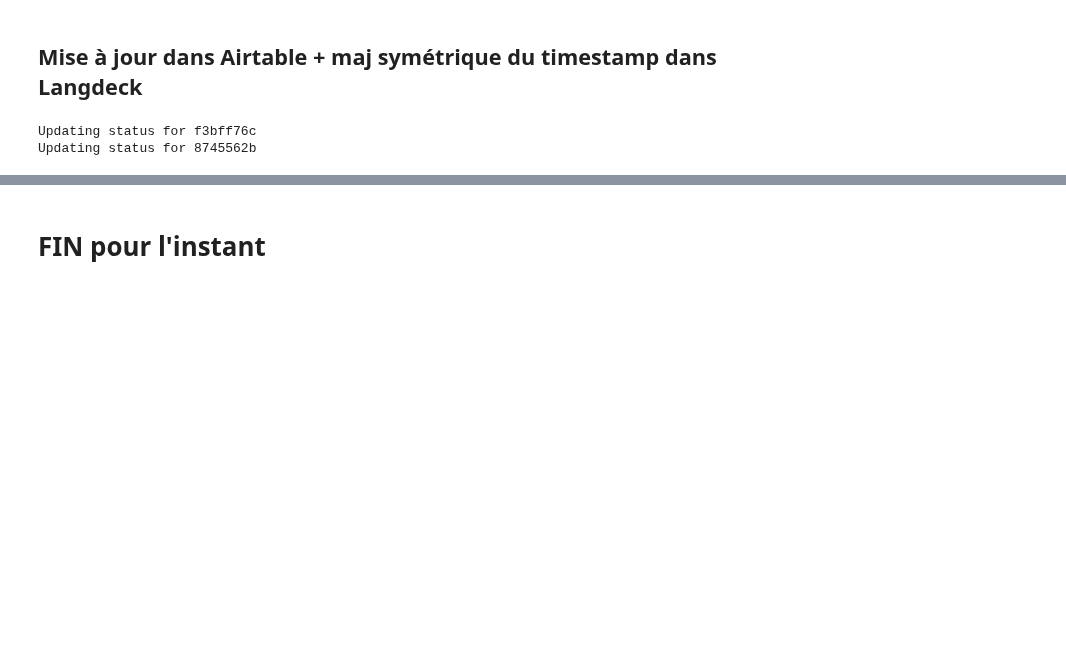
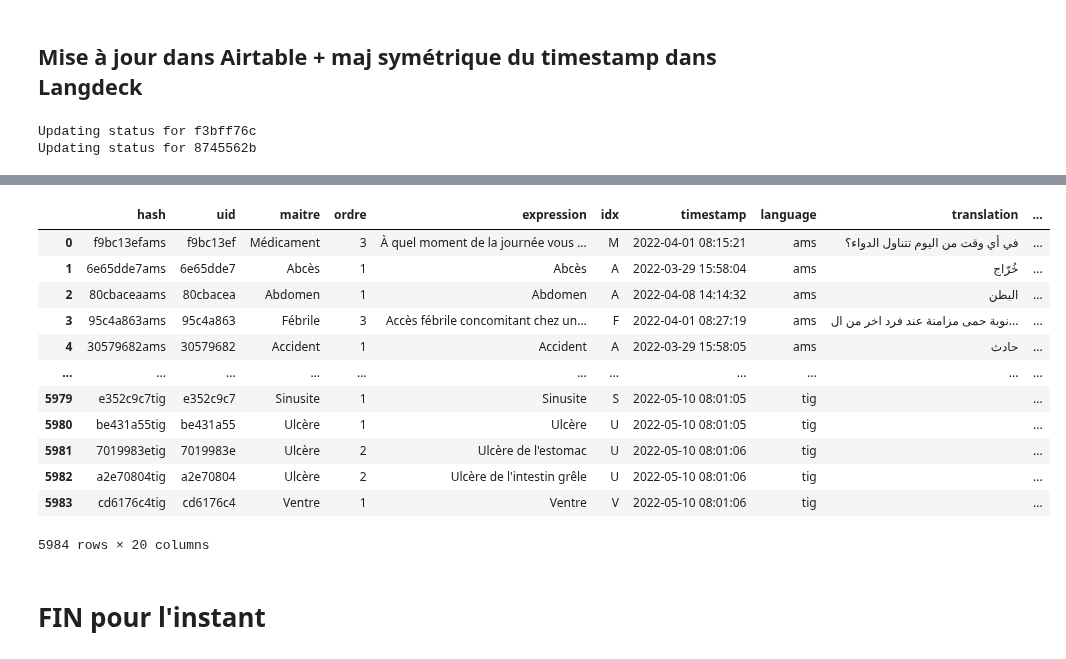
Before and after one commit to gretiere545/corpus, a Jupyter notebook: corpus_sync_airtable.ipynb, the cells around one changed output, grey strips where cells are left out. Drawn from its saved outputs; the diff is of its cells as text; code cells hidden in the pictures; blank space fills up the shorter version.

```diff
--- a/corpus_sync_airtable.ipynb
+++ b/corpus_sync_airtable.ipynb
@@ -587,3 +539,5 @@ for index, row in df_newly_updated_in_langdeck.iterrows():
       cell = t_corpus.find(row['hash'])
       t_corpus.update_cell(cell.row, 6, row["idx"])
       t_corpus.update_cell(cell.row, 7, str(pd.to_datetime(row['timestamp'])))
+# on recharge avec les nouvelles données
+df_langdeck = get_df_langdeck(db_langdeck_url)
@@ -589,0 +551,11 @@ for index, row in df_newly_updated_in_langdeck.iterrows():
+# %%
+# on crée une liste des valeurs uniques des 3 colonnes de thèmes
+frames = [df_langdeck["theme_1"],df_langdeck["theme_2"],df_langdeck["theme_3"]]
+vk_theme = list(set(pd.concat(frames).to_list()))
+vk_theme.remove('')
+# %%
+# on ajoute les colonnes à partir de la liste et on valorise T/F
+df_langdeck = pd.concat([df_langdeck, pd.DataFrame(columns = vk_theme)])
+for item in vk_theme:
+  print (item)
+  df_langdeck[item] = df_langdeck[["theme_1","theme_2","theme_3"]].apply(lambda x:True if (x[0]==item or x[1]==item or x[2]==item) else False, axis=1)
@@ -590,3 +645,19 @@ for index, row in df_newly_updated_in_langdeck.iterrows():
+# %%
+df_langdeck.groupby(["language",""])
+# %% [output]
+|  | hash | uid | maitre | ordre | expression | idx | timestamp | language | translation | ... |
+| 0 | f9bc13efams | f9bc13ef | Médicament | 3 | À quel moment de la journée vous ... | M | 2022-04-01 08:15:21 | ams | في أي وقت من اليوم تتناول الدواء؟ | ... |
+| 1 | 6e65dde7ams | 6e65dde7 | Abcès | 1 | Abcès | A | 2022-03-29 15:58:04 | ams | خُرّاج | ... |
+| 2 | 80cbaceaams | 80cbacea | Abdomen | 1 | Abdomen | A | 2022-04-08 14:14:32 | ams | البطن | ... |
+| 3 | 95c4a863ams | 95c4a863 | Fébrile | 3 | Accès fébrile concomitant chez un... | F | 2022-04-01 08:27:19 | ams | نوبة حمى مزامنة عند فرد اخر من ال... | ... |
+| 4 | 30579682ams | 30579682 | Accident | 1 | Accident | A | 2022-03-29 15:58:05 | ams | حادث | ... |
+| ... | ... | ... | ... | ... | ... | ... | ... | ... | ... | ... |
+| 5979 | e352c9c7tig | e352c9c7 | Sinusite | 1 | Sinusite | S | 2022-05-10 08:01:05 | tig |  | ... |
+| 5980 | be431a55tig | be431a55 | Ulcère | 1 | Ulcère | U | 2022-05-10 08:01:05 | tig |  | ... |
+| 5981 | 7019983etig | 7019983e | Ulcère | 2 | Ulcère de l'estomac | U | 2022-05-10 08:01:06 | tig |  | ... |
+| 5982 | a2e70804tig | a2e70804 | Ulcère | 2 | Ulcère de l'intestin grêle | U | 2022-05-10 08:01:06 | tig |  | ... |
+| 5983 | cd6176c4tig | cd6176c4 | Ventre | 1 | Ventre | V | 2022-05-10 08:01:06 | tig |  | ... |
+5984 rows × 20 columns
 # %% [markdown]
 # FIN pour l'instant
 # %% [markdown]
```
Also changed, not shown: parts of 31 cells of this notebook.
